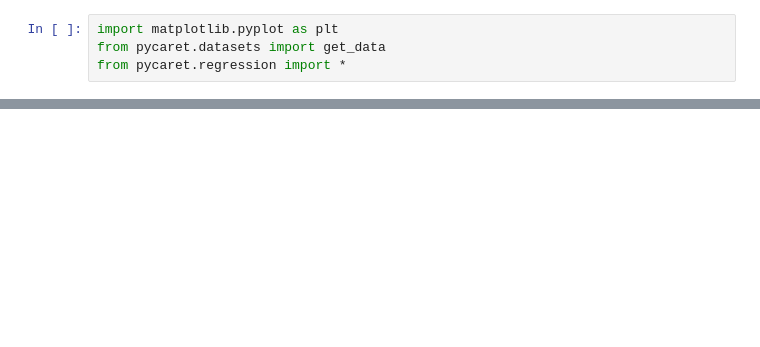
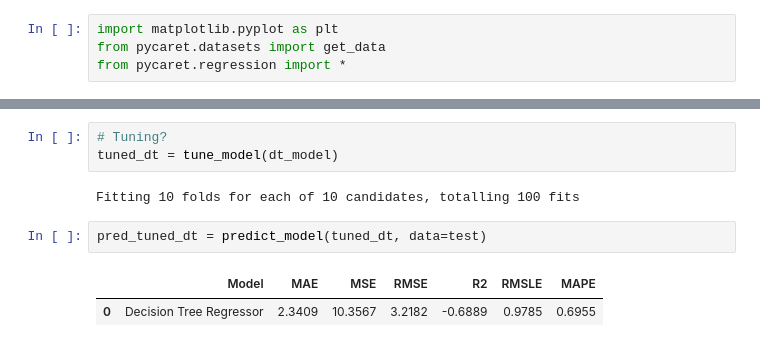
Before and after one commit to fmegahed/shoulder_fatigue_modeling, a Jupyter notebook: models_general.ipynb, the cells around one changed output, grey strips where cells are left out. Saved outputs shown, nothing was run; the diff lists cells and outputs as text; blank space fills up the shorter version.

```diff
--- a/models_general.ipynb
+++ b/models_general.ipynb
@@ -113,0 +122,10 @@ plot_model(dt_model)
+# %%
+# Tuning?
+tuned_dt = tune_model(dt_model)
+# %% [output]
+Fitting 10 folds for each of 10 candidates, totalling 100 fits
+# %%
+pred_tuned_dt = predict_model(tuned_dt, data=test)
+# %% [output]
+|  | Model | MAE | MSE | RMSE | R2 | RMSLE | MAPE |
+| 0 | Decision Tree Regressor | 2.3409 | 10.3567 | 3.2182 | -0.6889 | 0.9785 | 0.6955 |
```
Also changed, not shown: parts of 19 cells of this notebook, 2 other files.
